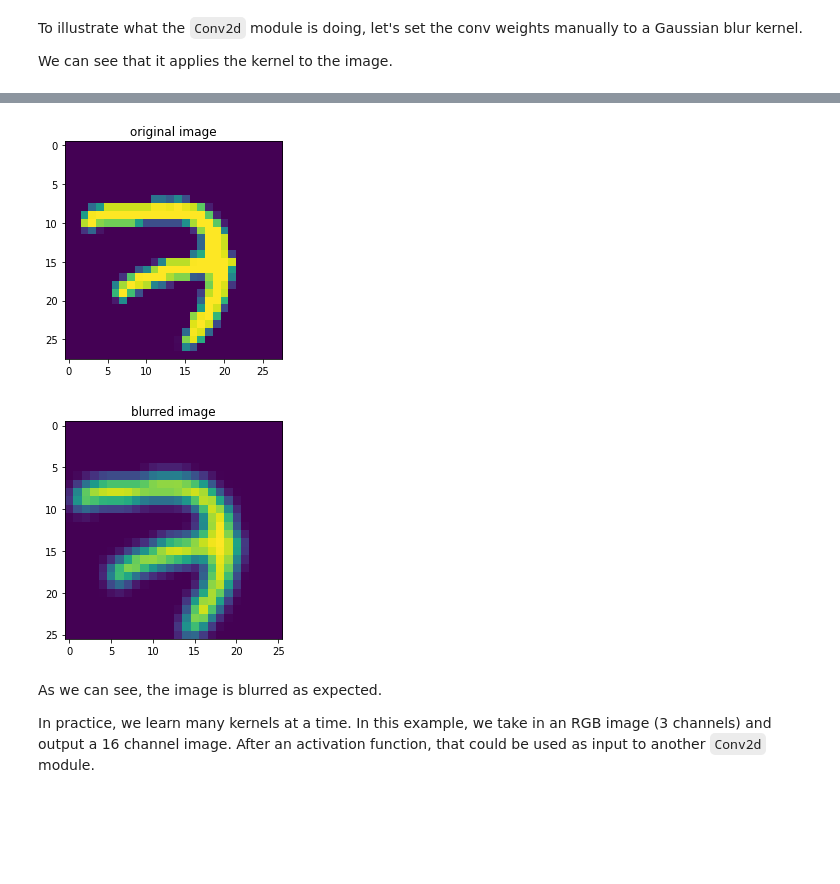
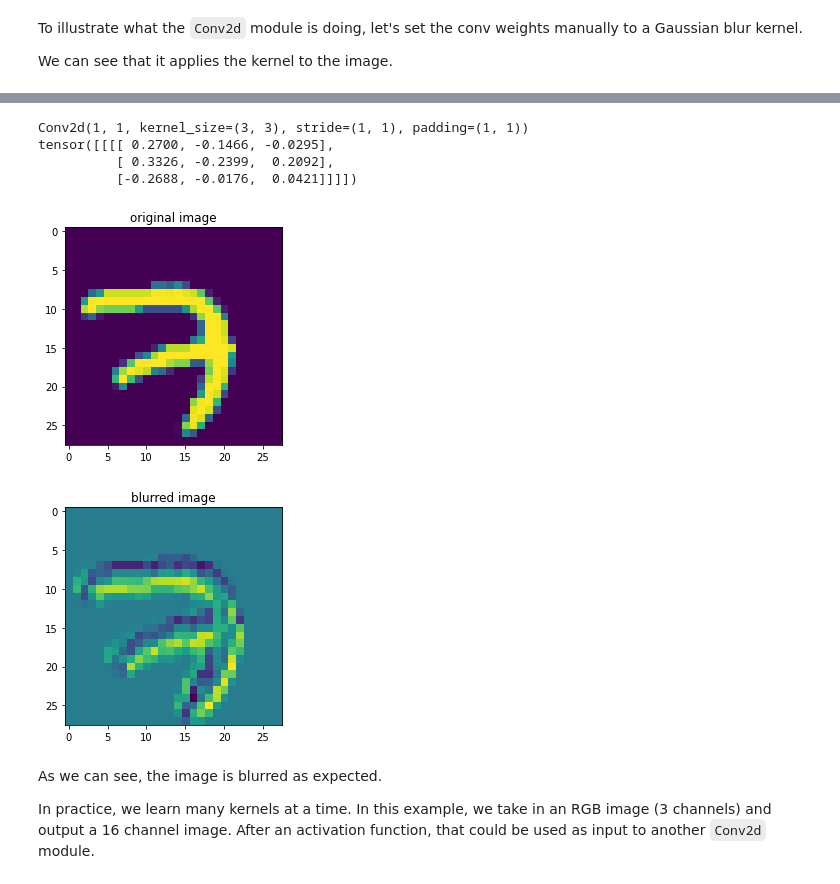
Before and after one commit to matthew-lyr/other_stuffs, a Jupyter notebook: PyTorch_Introduction.ipynb, the cells around one changed output, grey strips where cells are left out. Saved outputs shown, nothing was run; the diff lists cells and outputs as text; code cells hidden in the pictures; blank space fills up the shorter version.

```diff
--- a/PyTorch_Introduction.ipynb
+++ b/PyTorch_Introduction.ipynb
@@ -860,23 +902,39 @@ image_torch = torch.from_numpy(image).view(1, 1, 28, 28)
 # %%
 # a gaussian blur kernel
 gaussian_kernel = torch.tensor([[1., 2, 1],[2, 4, 2],[1, 2, 1]]) / 16.0
 
+# 这里怎么少一个dimension？不是N，channel，height 和width吗
+# 不，是input channel，output channel，和kernel size，如果是正方形的话，kernel size是一个数字就行了，不是的话得来个括号，然后里面是（长，宽）
+
+# 这两个都一样
+conv = nn.Conv2d(1, 1, (3,3))
 conv = nn.Conv2d(1, 1, 3)
+
+# conv = nn.Conv2d(1, 1, 3, padding=1)
+
+
+print(conv)
 # manually set the conv weight
-conv.weight.data[:] = gaussian_kernel
+print(conv.weight.data)
+# conv.weight.data[:] = gaussian_kernel
 
 convolved = conv(image_torch)
 
 plt.title('original image')
 plt.imshow(image_torch.view(28,28).detach().numpy())
 plt.show()
 
 plt.title('blurred image')
+# 这里变成了26x26是因为没有padding
 plt.imshow(convolved.view(26,26).detach().numpy())
 plt.show()
 # %% [output]
+Conv2d(1, 1, kernel_size=(3, 3), stride=(1, 1), padding=(1, 1))
+tensor([[[[ 0.2700, -0.1466, -0.0295],
+          [ 0.3326, -0.2399,  0.2092],
+          [-0.2688, -0.0176,  0.0421]]]])
 [figure]
-[figure, old version]
+[figure, new version]
 # %% [markdown]
 As we can see, the image is blurred as expected.
 
```
Also changed, not shown: parts of 10 cells of this notebook.
